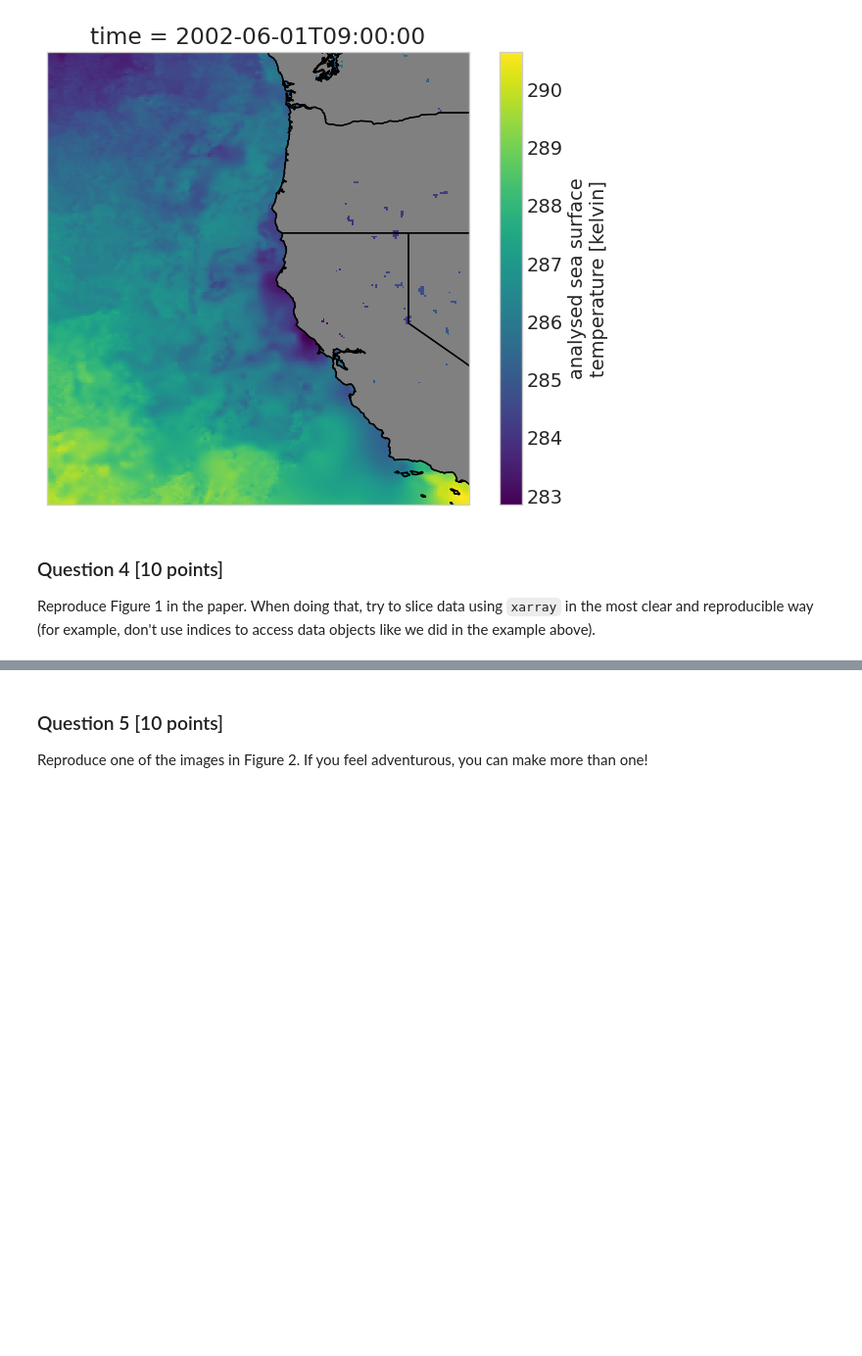
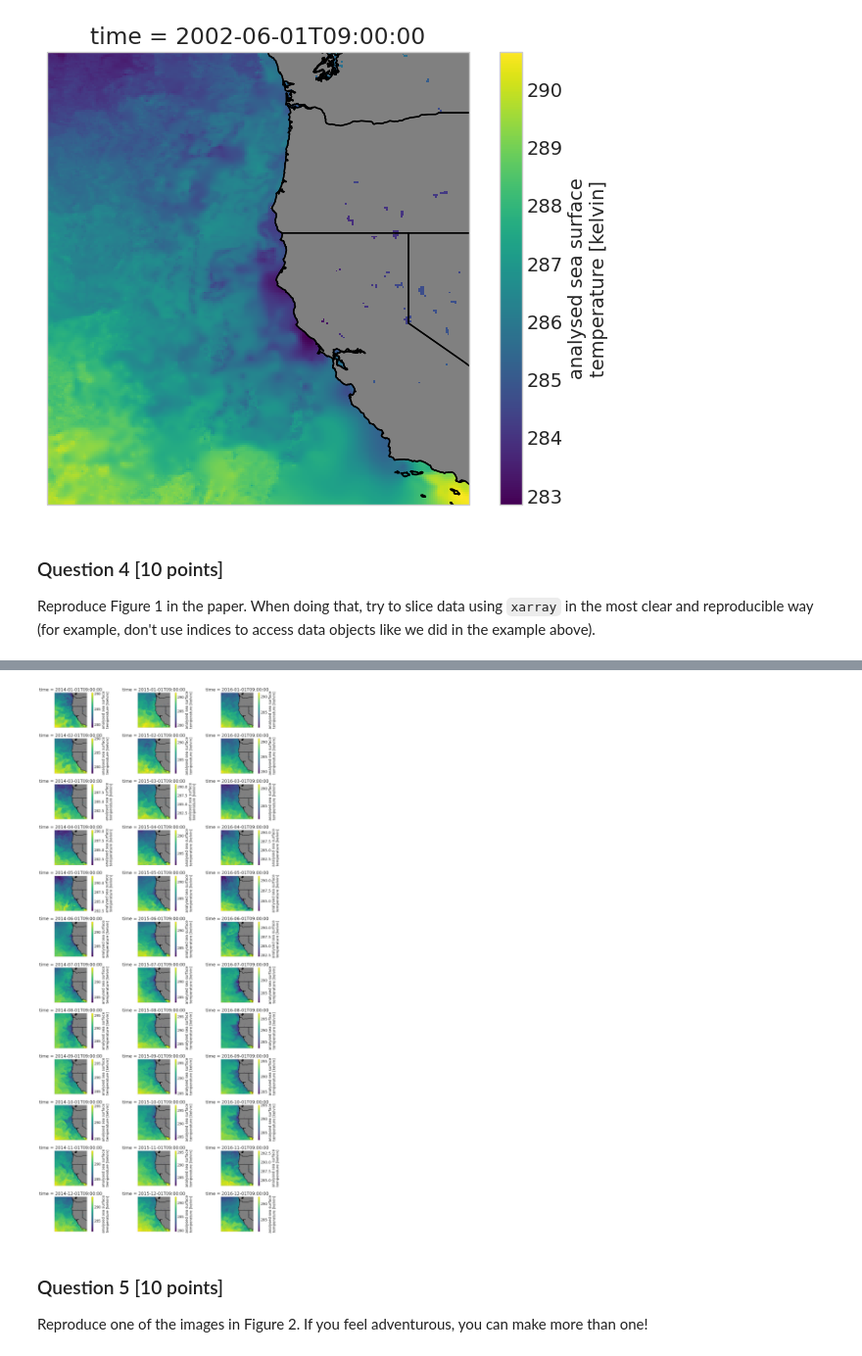
Before and after one commit to UCB-stat-159-s23/hw03-Group11, a Jupyter notebook: hw03-climate.ipynb, the cells around one changed output, grey strips where cells are left out. Shown at 98% size. Drawn from its saved outputs; the diff is of its cells as text; code cells hidden in the pictures; blank space fills up the shorter version.

```diff
--- a/hw03-climate.ipynb
+++ b/hw03-climate.ipynb
@@ -258,3 +286,17 @@ Reproduce Figure 1 in the paper. When doing that, try to slice data using `xarra
+# %%
+nrows=12
+ncols=3
+
+fig, axs = plt.subplots(nrows=nrows, ncols=ncols, subplot_kw={'projection': ccrs.PlateCarree()}, figsize=(15, 30))
+for i in range(ncols):
+    for j in range(nrows):
+        timestr=f"20{14+i}-{j+1:02d}"
+        ds.sel(time=timestr, method="nearest").analysed_sst.plot(ax=axs[j, i]) #I am using "nearest" because sometimes there are multiple time values in a given month
+        axs[j, i].add_feature(cfeature.LAND, color="grey")
+        axs[j, i].add_feature(cfeature.STATES.with_scale("10m"))
+fig.tight_layout();
+# %% [output]
+[figure, added]
 # %% [markdown]
 ### Question 5 [10 points]
 
```
Also changed, not shown: parts of 3 cells of this notebook.
